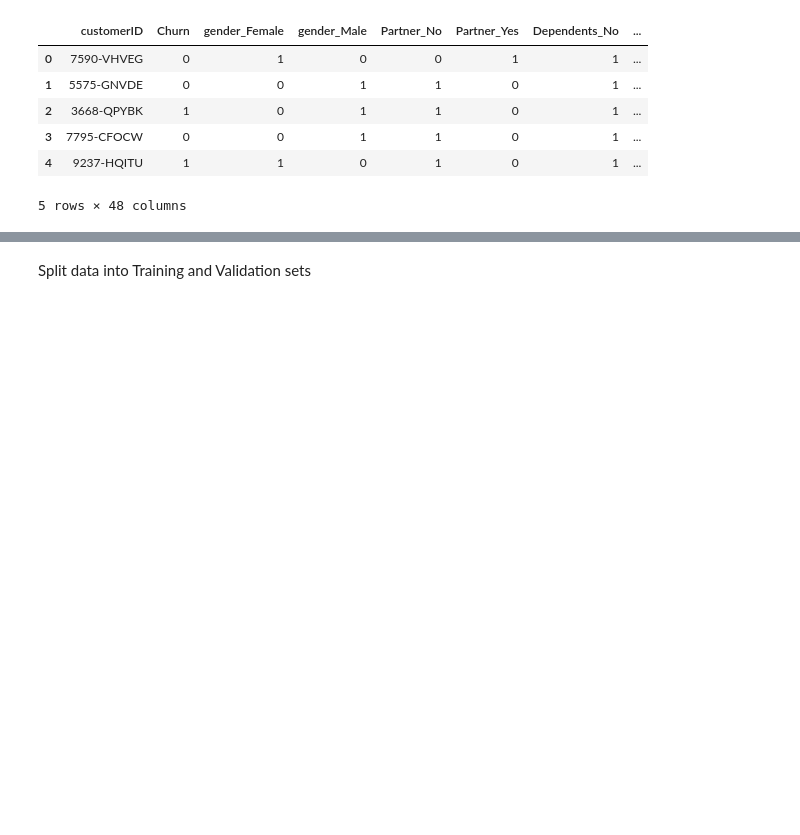
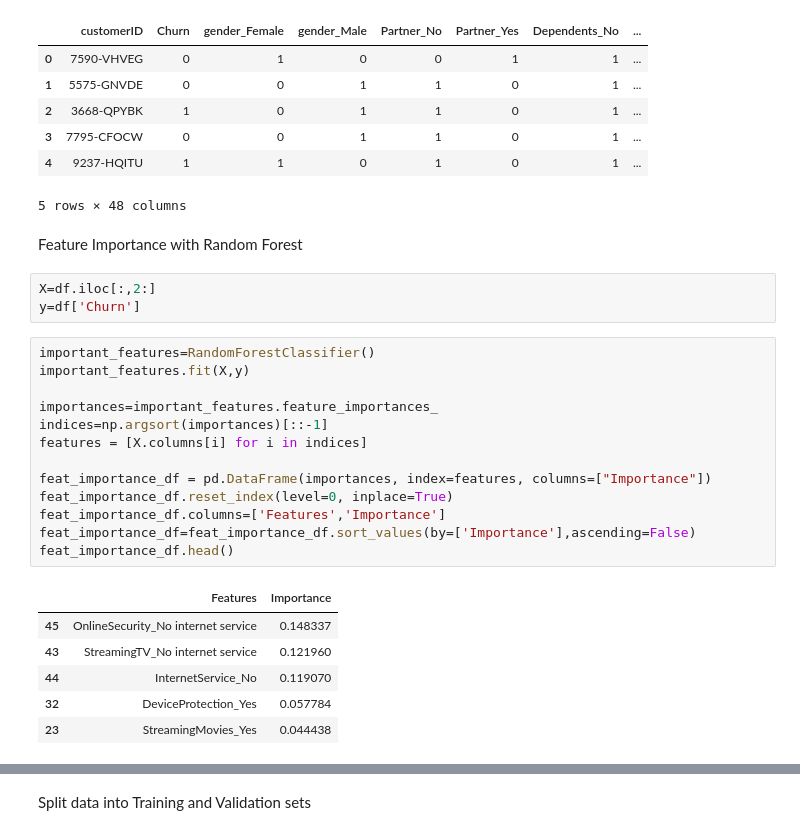
Before and after one commit to SammyOngaya/qml, a Jupyter notebook: qml/Notebooks/Telco-Customer-Churn.ipynb, the cells around one changed output, grey strips where cells are left out. Cells and saved outputs as stored; diff of their text form; blank space fills up the shorter version.

Commit message:
Added feature importance

```diff
--- a/qml/Notebooks/Telco-Customer-Churn.ipynb
+++ b/qml/Notebooks/Telco-Customer-Churn.ipynb
@@ -424,3 +426,28 @@ df.head()
 | 3 | 7795-CFOCW | 0 | 0 | 1 | 1 | 0 | 1 | ... |
 | 4 | 9237-HQITU | 1 | 1 | 0 | 1 | 0 | 1 | ... |
 5 rows × 48 columns
+# %% [markdown]
+Feature Importance with Random Forest
+# %%
+X=df.iloc[:,2:]
+y=df['Churn']
+# %%
+important_features=RandomForestClassifier()
+important_features.fit(X,y)
+
+importances=important_features.feature_importances_
+indices=np.argsort(importances)[::-1]
+features = [X.columns[i] for i in indices]
+
+feat_importance_df = pd.DataFrame(importances, index=features, columns=["Importance"])
+feat_importance_df.reset_index(level=0, inplace=True)
+feat_importance_df.columns=['Features','Importance']
+feat_importance_df=feat_importance_df.sort_values(by=['Importance'],ascending=False)
+feat_importance_df.head()
+# %% [output]
+|  | Features | Importance |
+| 45 | OnlineSecurity_No internet service | 0.148337 |
+| 43 | StreamingTV_No internet service | 0.121960 |
+| 44 | InternetService_No | 0.119070 |
+| 32 | DeviceProtection_Yes | 0.057784 |
+| 23 | StreamingMovies_Yes | 0.044438 |
```
Also changed, not shown: parts of 4 cells of this notebook.
